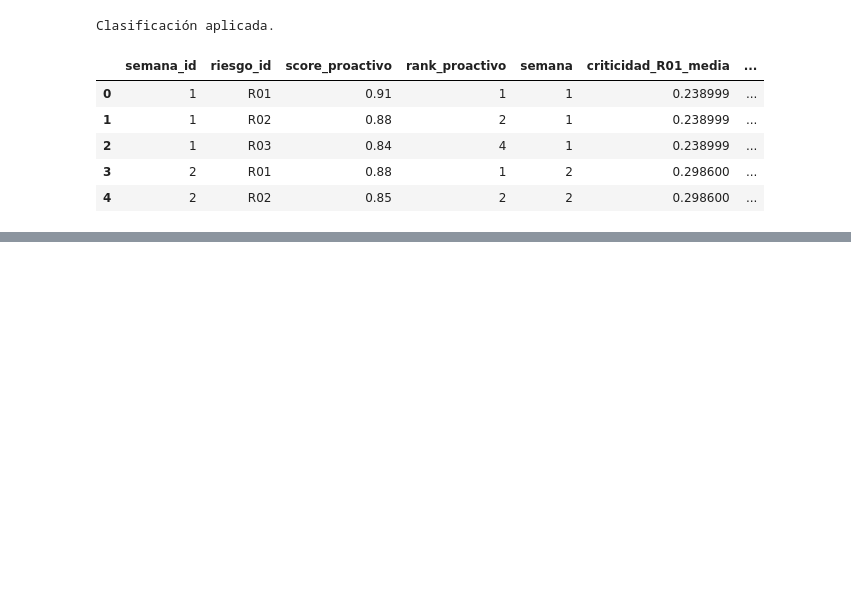
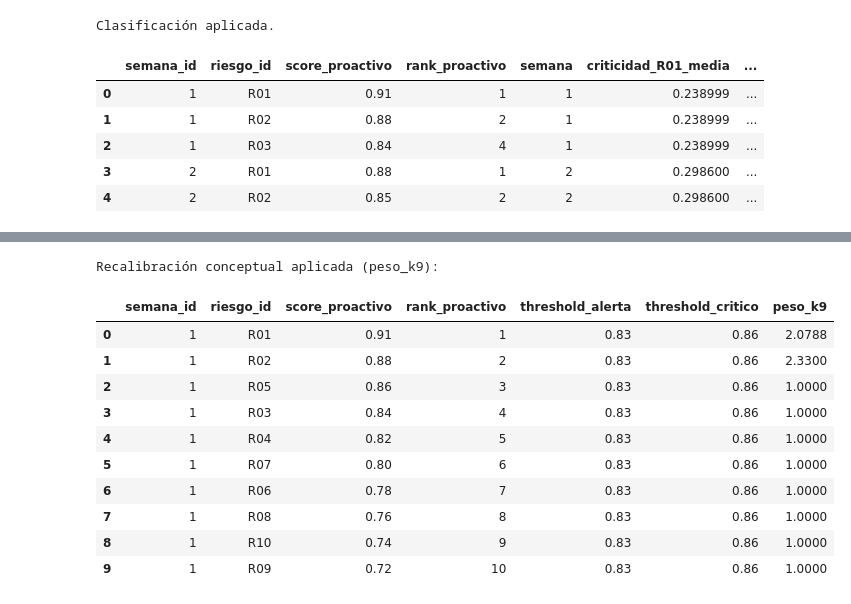
Before and after one commit to sanchezsantana/semantiq, a Jupyter notebook: k9_mining_safety/notebooks/01_generate_stde_v3.ipynb, the cells around one changed output, grey strips where cells are left out. Drawn from its saved outputs; the diff is of its cells as text; code cells hidden in the pictures; blank space fills up the shorter version.

```diff
--- a/k9_mining_safety/notebooks/01_generate_stde_v3.ipynb
+++ b/k9_mining_safety/notebooks/01_generate_stde_v3.ipynb
@@ -2085,0 +1690,46 @@ print(f"✓ Payload PredictorNode exportado: {predictor_json_path}")
+# %%
+# ------------------------------------------------------------
+# Celda 7.2 – Recalibración conceptual del modelo proactivo (corregida)
+# ------------------------------------------------------------
+
+def recalibrar_proactivo(df_proactivo, senales_lc):
+    """
+    K9 recalibra su interpretación del modelo proactivo posterior al LC.
+
+    No modifica el score del modelo proactivo.
+    Usa el delta como APORTACIÓN DE RIESGO (no comparación).
+
+    Reglas:
+        peso_k9 = 1 + (delta * 1.5)  si delta > 0
+        peso_k9 = 1                  si delta = 0
+    """
+
+    df = df_proactivo.copy()
+    df["peso_k9"] = 1.0
+
+    for riesgo, datos in senales_lc.items():
+        delta = datos["delta"]          # ahora delta siempre es aporte >= 0
+        if delta > 0:
+            incremento = 1 + (1.5 * delta)
+            df.loc[df["riesgo_id"] == riesgo, "peso_k9"] = round(incremento,4)
+
+    return df
+
+
+df_proactivo_recal = recalibrar_proactivo(df_proactivo_thresholds, senales_lc)
+
+print("Recalibración conceptual aplicada (peso_k9):")
+df_proactivo_recal.head(10)
+# %% [output]
+Recalibración conceptual aplicada (peso_k9):
+|  | semana_id | riesgo_id | score_proactivo | rank_proactivo | threshold_alerta | threshold_critico | peso_k9 |
+| 0 | 1 | R01 | 0.91 | 1 | 0.83 | 0.86 | 2.0788 |
+| 1 | 1 | R02 | 0.88 | 2 | 0.83 | 0.86 | 2.3300 |
+| 2 | 1 | R05 | 0.86 | 3 | 0.83 | 0.86 | 1.0000 |
+| 3 | 1 | R03 | 0.84 | 4 | 0.83 | 0.86 | 1.0000 |
+| 4 | 1 | R04 | 0.82 | 5 | 0.83 | 0.86 | 1.0000 |
+| 5 | 1 | R07 | 0.80 | 6 | 0.83 | 0.86 | 1.0000 |
+| 6 | 1 | R06 | 0.78 | 7 | 0.83 | 0.86 | 1.0000 |
+| 7 | 1 | R08 | 0.76 | 8 | 0.83 | 0.86 | 1.0000 |
+| 8 | 1 | R10 | 0.74 | 9 | 0.83 | 0.86 | 1.0000 |
+| 9 | 1 | R09 | 0.72 | 10 | 0.83 | 0.86 | 1.0000 |
```
Also changed, not shown: parts of 17 cells of this notebook.
